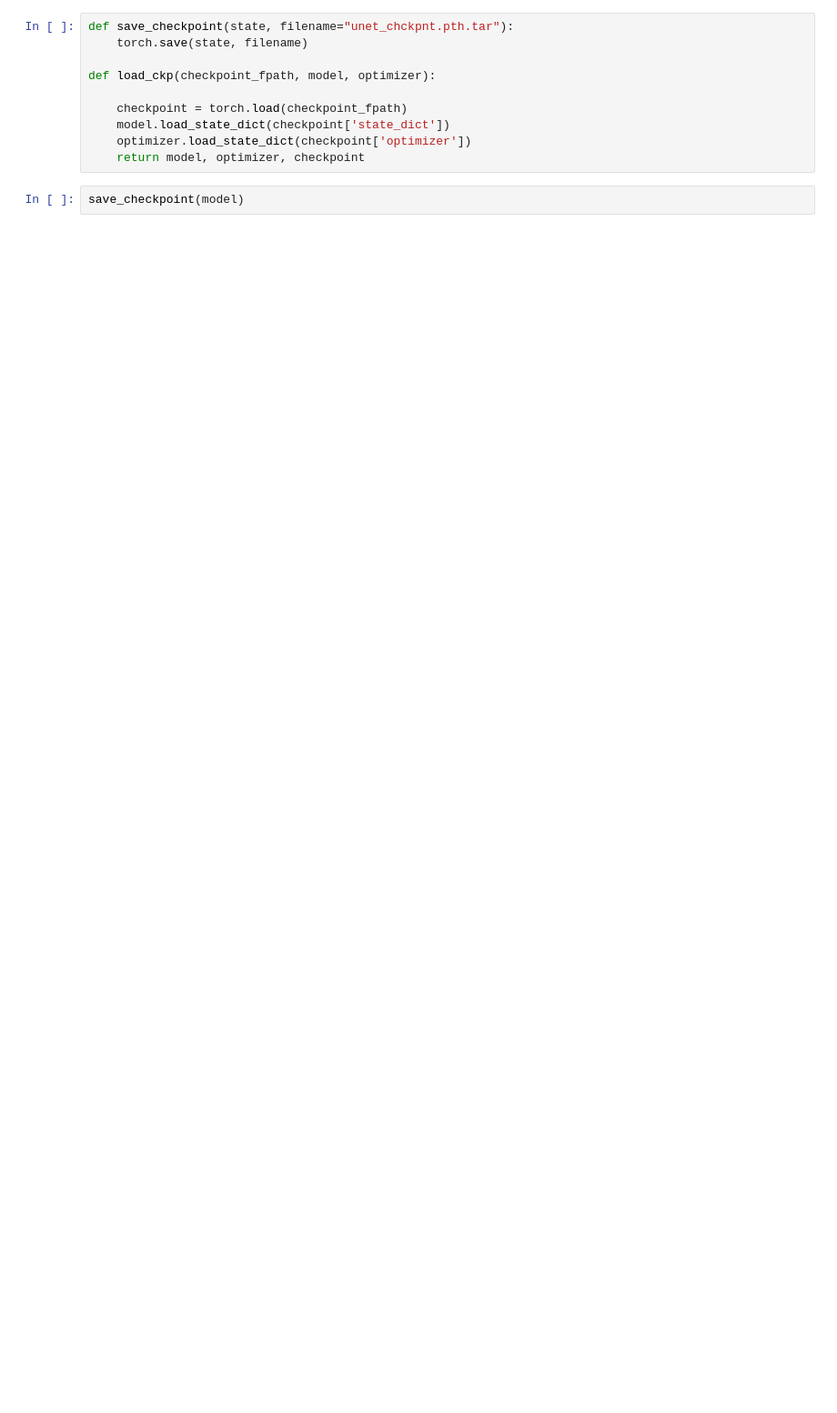
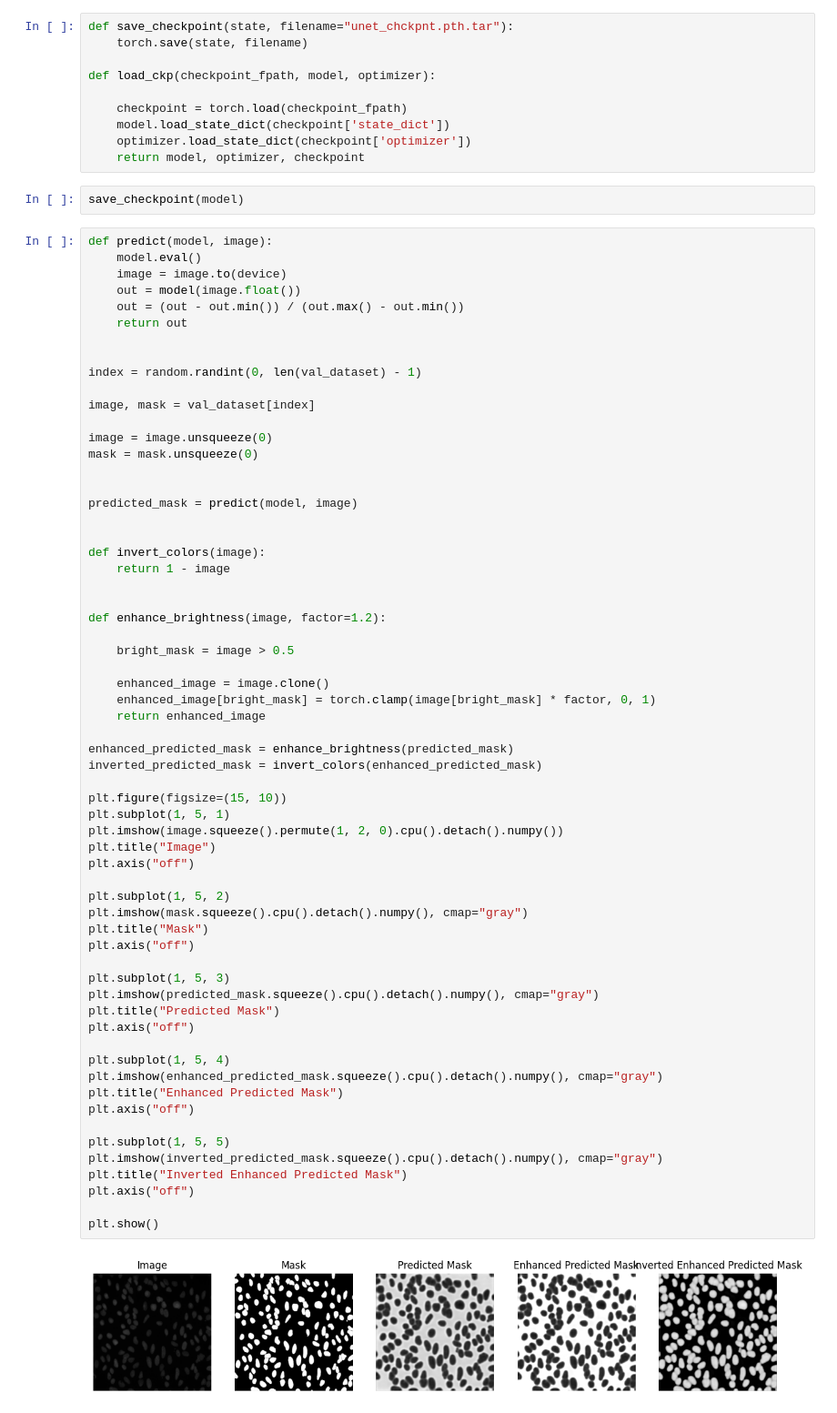
Before and after one commit to SydanJainen/Cell-image-segmentation, a Jupyter notebook: image_Segmantation.ipynb, the cells around one changed output. Shown at 91% size. Cells and saved outputs as stored; diff of their text form; blank space fills up the shorter version.

```diff
--- a/image_Segmantation.ipynb
+++ b/image_Segmantation.ipynb
@@ -931,3 +939,67 @@ def load_ckp(checkpoint_fpath, model, optimizer):
     return model, optimizer, checkpoint
 # %%
 save_checkpoint(model)
+# %%
+def predict(model, image):
+    model.eval()
+    image = image.to(device)
+    out = model(image.float())
+    out = (out - out.min()) / (out.max() - out.min())
+    return out
+
+
+index = random.randint(0, len(val_dataset) - 1)
+
+image, mask = val_dataset[index]
+
+image = image.unsqueeze(0)
+mask = mask.unsqueeze(0)
+
+
+predicted_mask = predict(model, image)
+
+
+def invert_colors(image):
+    return 1 - image
+
+
+def enhance_brightness(image, factor=1.2):
+
+    bright_mask = image > 0.5
+
+    enhanced_image = image.clone()
+    enhanced_image[bright_mask] = torch.clamp(image[bright_mask] * factor, 0, 1)
+    return enhanced_image
+
+enhanced_predicted_mask = enhance_brightness(predicted_mask)
+inverted_predicted_mask = invert_colors(enhanced_predicted_mask)
+
+plt.figure(figsize=(15, 10))
+plt.subplot(1, 5, 1)
+plt.imshow(image.squeeze().permute(1, 2, 0).cpu().detach().numpy())
+plt.title("Image")
+plt.axis("off")
+
+plt.subplot(1, 5, 2)
+plt.imshow(mask.squeeze().cpu().detach().numpy(), cmap="gray")
+plt.title("Mask")
+plt.axis("off")
+
+plt.subplot(1, 5, 3)
+plt.imshow(predicted_mask.squeeze().cpu().detach().numpy(), cmap="gray")
+plt.title("Predicted Mask")
+plt.axis("off")
+
+plt.subplot(1, 5, 4)
+plt.imshow(enhanced_predicted_mask.squeeze().cpu().detach().numpy(), cmap="gray")
+plt.title("Enhanced Predicted Mask")
+plt.axis("off")
+
+plt.subplot(1, 5, 5)
+plt.imshow(inverted_predicted_mask.squeeze().cpu().detach().numpy(), cmap="gray")
+plt.title("Inverted Enhanced Predicted Mask")
+plt.axis("off")
+
+plt.show()
+# %% [output]
+[figure, added]
```
Also changed, not shown: parts of 4 cells of this notebook.
